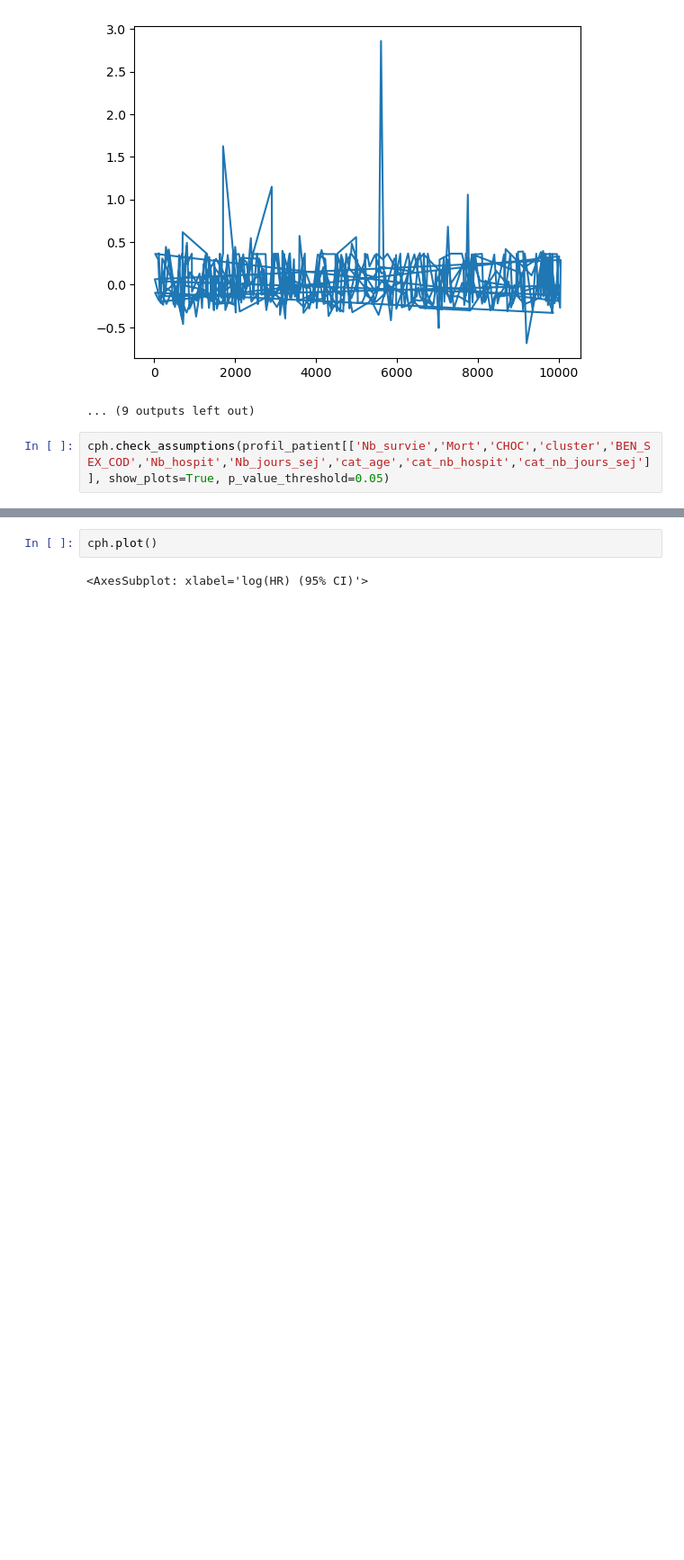
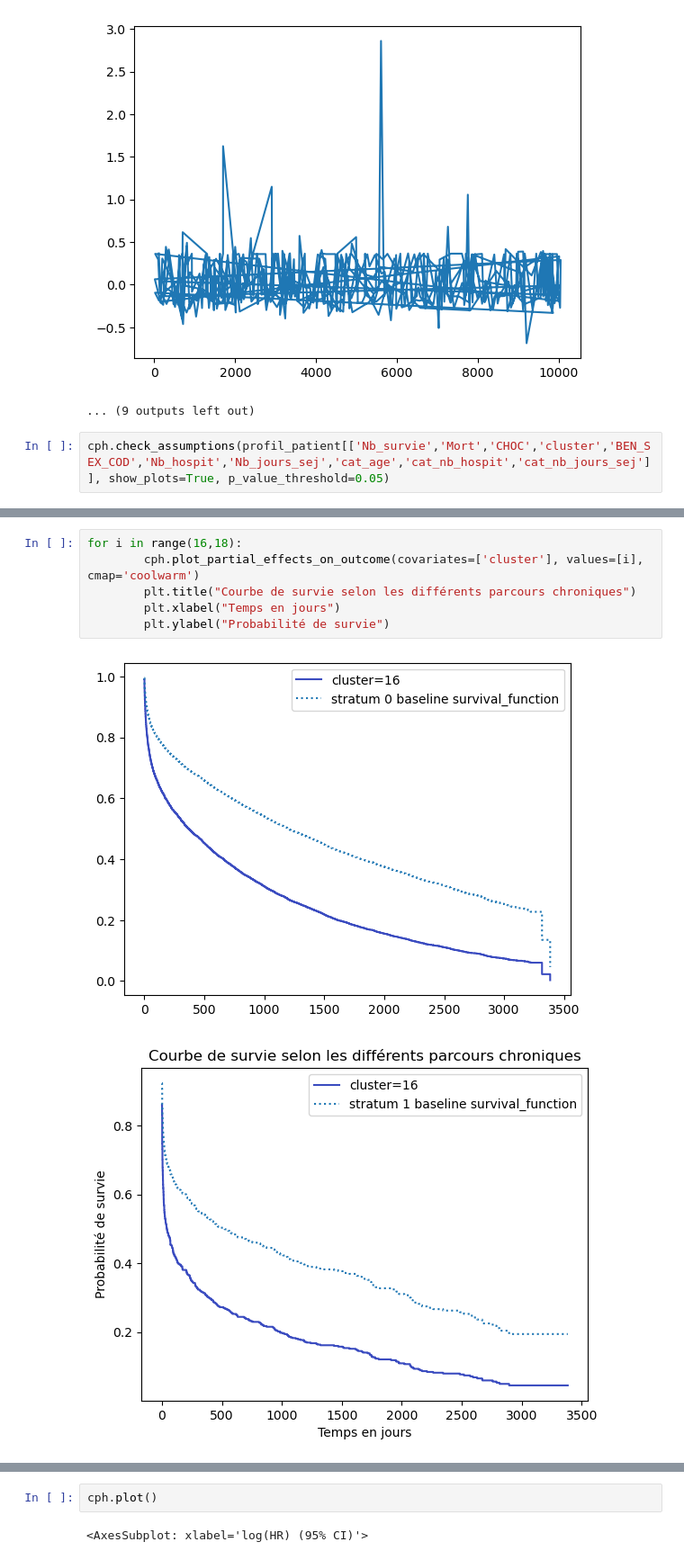
Before and after one commit to Kirscher/TextMining_Parcours_de_soin, a Jupyter notebook: survival_analysis/Lifelines.ipynb, the cells around one changed output, grey strips where cells are left out. Shown at 90% size. Saved outputs shown, nothing was run; the diff lists cells and outputs as text; blank space fills up the shorter version.

```diff
--- a/survival_analysis/Lifelines.ipynb
+++ b/survival_analysis/Lifelines.ipynb
@@ -762,3 +763,12 @@ cph.print_summary(model="spline_model")
 | Partial AIC | 110973.78 |
 | log-likelihood ratio test | 798.13 on 5 df |
 | -log2(p) of ll-ratio test | 563.17 |
+# %%
+for i in range(16,18):
+        cph.plot_partial_effects_on_outcome(covariates=['cluster'], values=[i], cmap='coolwarm')
+        plt.title("Courbe de survie selon les différents parcours chroniques")
+        plt.xlabel("Temps en jours")
+        plt.ylabel("Probabilité de survie")
+# %% [output]
+[figure, added]
+[figure, added]
```
Also changed, not shown: parts of 5 cells of this notebook, 1 other file.
